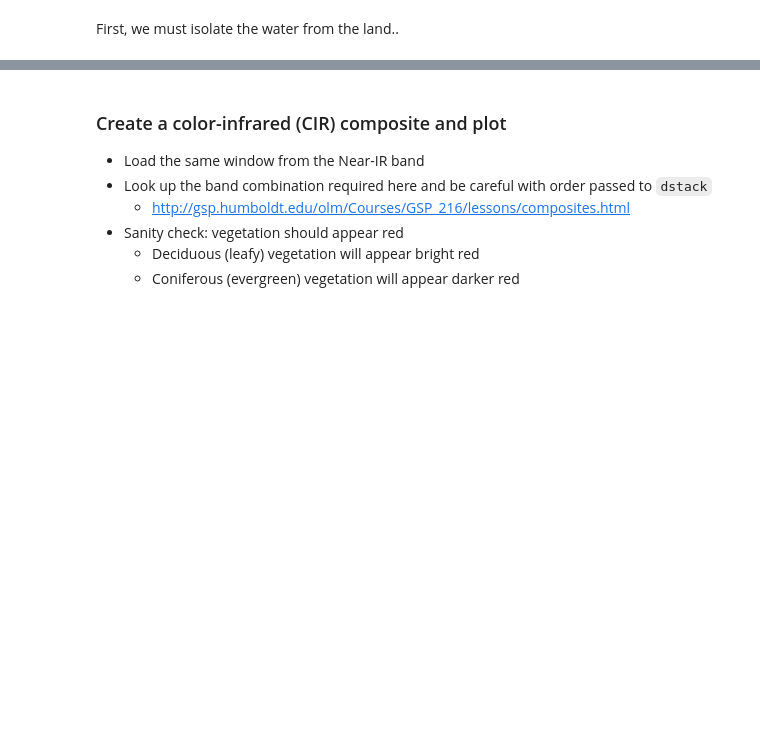
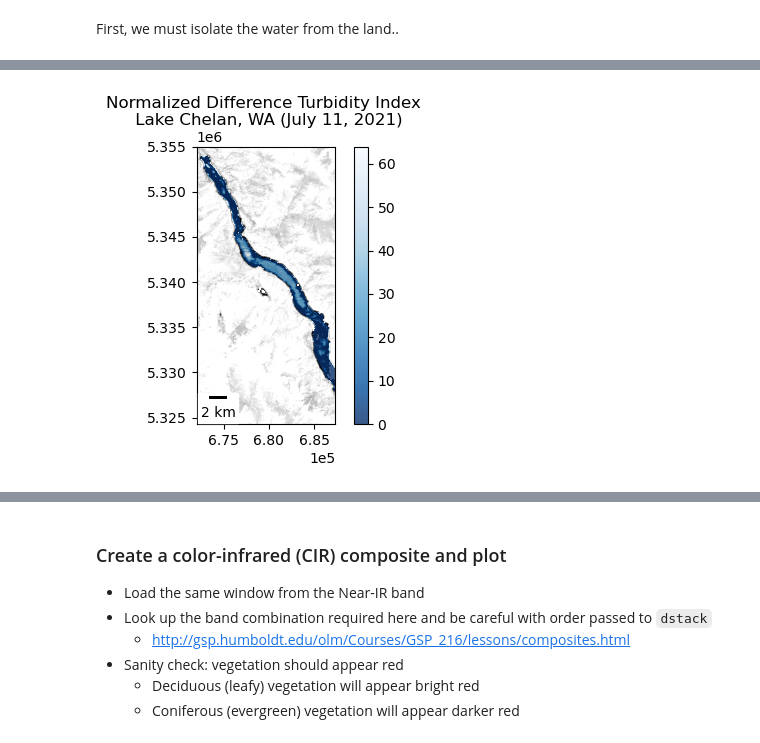
Before and after one commit to UW-GDA/Project_Chelanigans, a Jupyter notebook: chelan_2_rgb_analysis.ipynb, the cells around one changed output, grey strips where cells are left out. Drawn from its saved outputs; the diff is of its cells as text; code cells hidden in the pictures; blank space fills up the shorter version.

```diff
--- a/chelan_2_rgb_analysis.ipynb
+++ b/chelan_2_rgb_analysis.ipynb
@@ -411,0 +485,5 @@ w = 0.1
+# %%
+#Pass this in to the `rio.mask.mask` call (see demo)
+rio_mask_kwargs = {'filled':False, 'crop':True, 'indexes':1}
+#must pass chelan_geom polygon as list because rio.mask.mask expects multipolygon
+chelan_mask, chelan_mask_transform = rio.mask.mask(r_src, [chelan_geom,], **rio_mask_kwargs)
@@ -411,0 +496,27 @@ w = 0.1
+# %%
+#set our index variables for
+#normalized difference turbidity index
+#normalized difference suspended solids index
+
+ndti = (r - g) / (r + g)
+ndssi = (b - nir) / (b + nir)
+# %%
+ndti = np.ma.clip(ndti, -1, 0)
+ndssi = np.ma.clip(ndssi, -1, 0)
+# %%
+fig, ax = plt.subplots(figsize=(4,4))
+ax.imshow(ndti, extent=window_extent, cmap='gray')
+m = ax.imshow(chelan_mask, cmap='Blues_r', extent=chelan_mask_extent, alpha=0.8, vmin=0, vmax=64)
+
+ax.add_artist(ScaleBar(1.0, location='lower left'))
+ax.ticklabel_format(scilimits=(1,3))
+ax.set_xlim(window_extent[0], window_extent[1])
+ax.set_ylim(window_extent[2], window_extent[3])
+
+ax.set_title(('Normalized Difference Turbidity Index \n Lake Chelan, WA (%s)' %date), wrap=True)
+
+fig.colorbar(m, ax=ax)
+plt.savefig('/home/jovyan/project/chelanigans/output/%s/ndti_%s.png' %(notebook, datetime.date()))
+plt.tight_layout();
+# %% [output]
+[figure, added]
```
Also changed, not shown: parts of 45 cells of this notebook, 4 other files.
